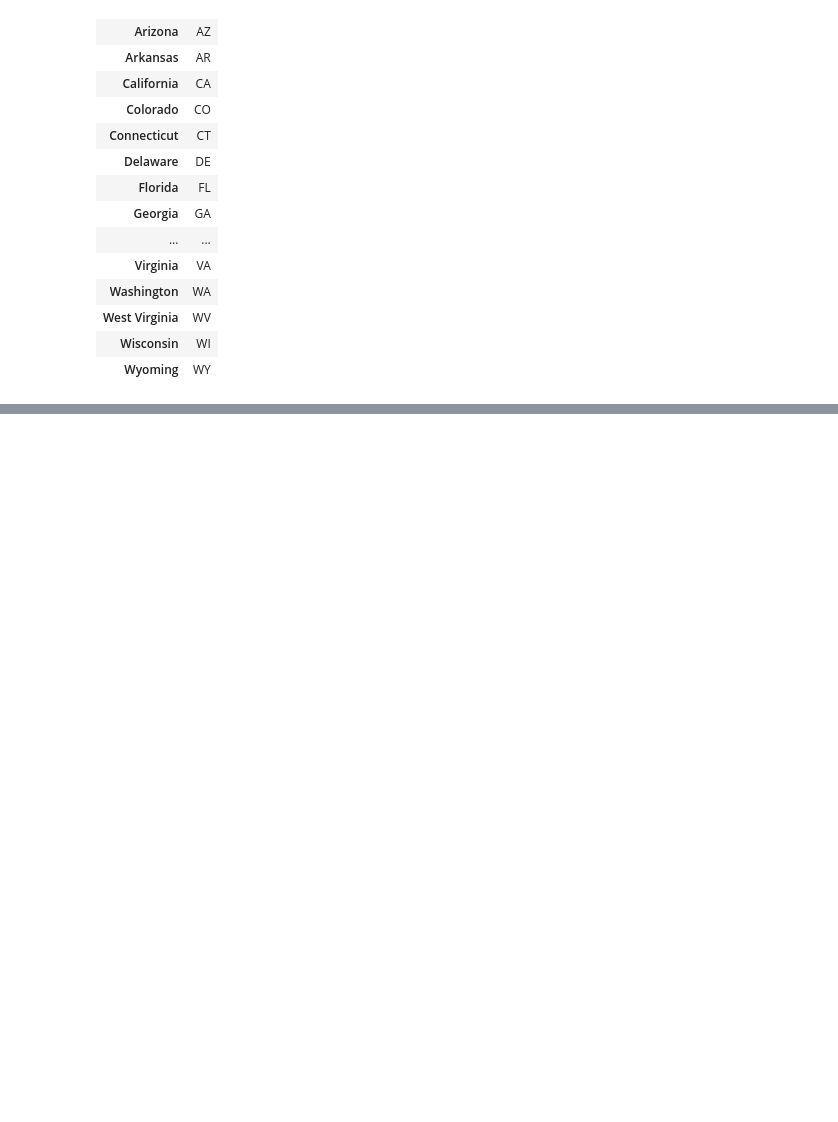
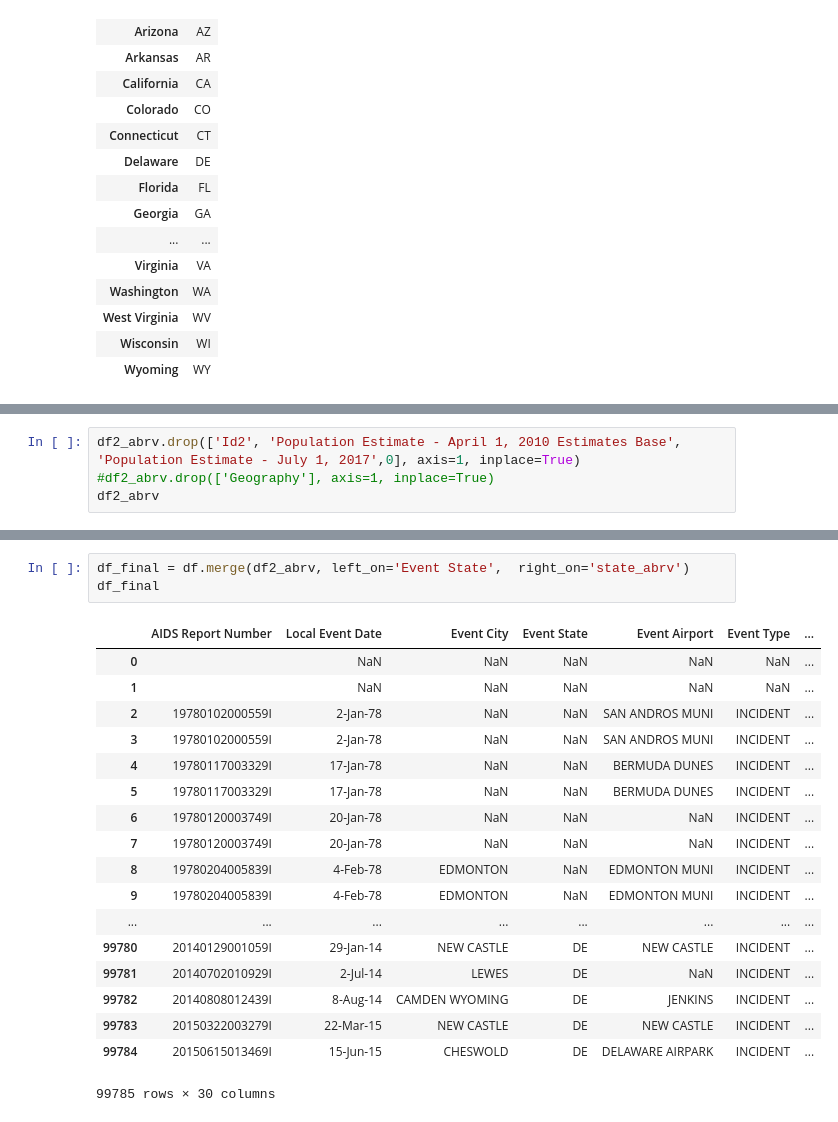
Before and after one commit to Sogutt/aviation-accidents, a Jupyter notebook: state_normalization.ipynb, the cells around one changed output, grey strips where cells are left out. Drawn from its saved outputs; the diff is of its cells as text; blank space fills up the shorter version.

```diff
--- a/state_normalization.ipynb
+++ b/state_normalization.ipynb
@@ -147,0 +174,4 @@ df2_abrv
+# %%
+df2_abrv.drop(['Id2', 'Population Estimate - April 1, 2010 Estimates Base', 'Population Estimate - July 1, 2017',0], axis=1, inplace=True)
+#df2_abrv.drop(['Geography'], axis=1, inplace=True)
+df2_abrv
@@ -147,0 +196,22 @@ df2_abrv
+# %%
+df_final = df.merge(df2_abrv, left_on='Event State',  right_on='state_abrv')
+df_final
+# %% [output]
+|  | AIDS Report Number | Local Event Date | Event City | Event State | Event Airport | Event Type | ... |
+| 0 |  | NaN | NaN | NaN | NaN | NaN | ... |
+| 1 |  | NaN | NaN | NaN | NaN | NaN | ... |
+| 2 | 19780102000559I | 2-Jan-78 | NaN | NaN | SAN ANDROS MUNI | INCIDENT | ... |
+| 3 | 19780102000559I | 2-Jan-78 | NaN | NaN | SAN ANDROS MUNI | INCIDENT | ... |
+| 4 | 19780117003329I | 17-Jan-78 | NaN | NaN | BERMUDA DUNES | INCIDENT | ... |
+| 5 | 19780117003329I | 17-Jan-78 | NaN | NaN | BERMUDA DUNES | INCIDENT | ... |
+| 6 | 19780120003749I | 20-Jan-78 | NaN | NaN | NaN | INCIDENT | ... |
+| 7 | 19780120003749I | 20-Jan-78 | NaN | NaN | NaN | INCIDENT | ... |
+| 8 | 19780204005839I | 4-Feb-78 | EDMONTON | NaN | EDMONTON MUNI | INCIDENT | ... |
+| 9 | 19780204005839I | 4-Feb-78 | EDMONTON | NaN | EDMONTON MUNI | INCIDENT | ... |
+| ... | ... | ... | ... | ... | ... | ... | ... |
+| 99780 | 20140129001059I | 29-Jan-14 | NEW CASTLE | DE | NEW CASTLE | INCIDENT | ... |
+| 99781 | 20140702010929I | 2-Jul-14 | LEWES | DE | NaN | INCIDENT | ... |
+| 99782 | 20140808012439I | 8-Aug-14 | CAMDEN WYOMING | DE | JENKINS | INCIDENT | ... |
+| 99783 | 20150322003279I | 22-Mar-15 | NEW CASTLE | DE | NEW CASTLE | INCIDENT | ... |
+| 99784 | 20150615013469I | 15-Jun-15 | CHESWOLD | DE | DELAWARE AIRPARK | INCIDENT | ... |
+99785 rows × 30 columns
```
Also changed, not shown: parts of 5 cells of this notebook.
